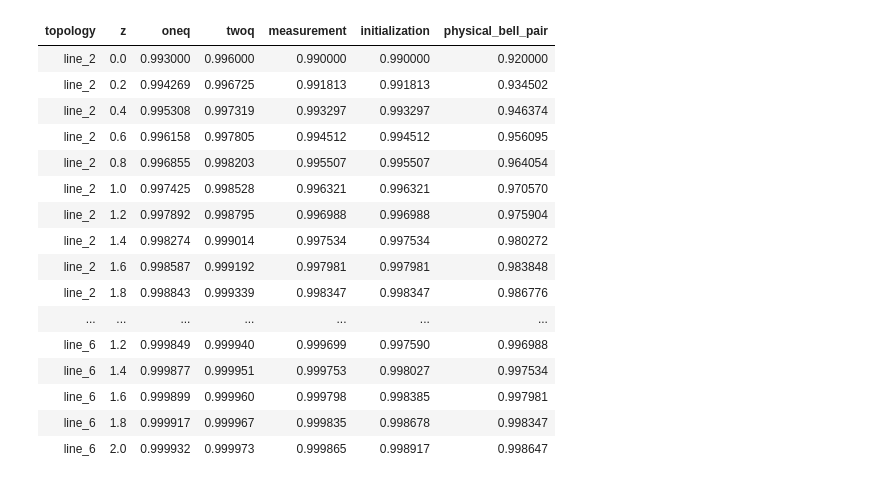
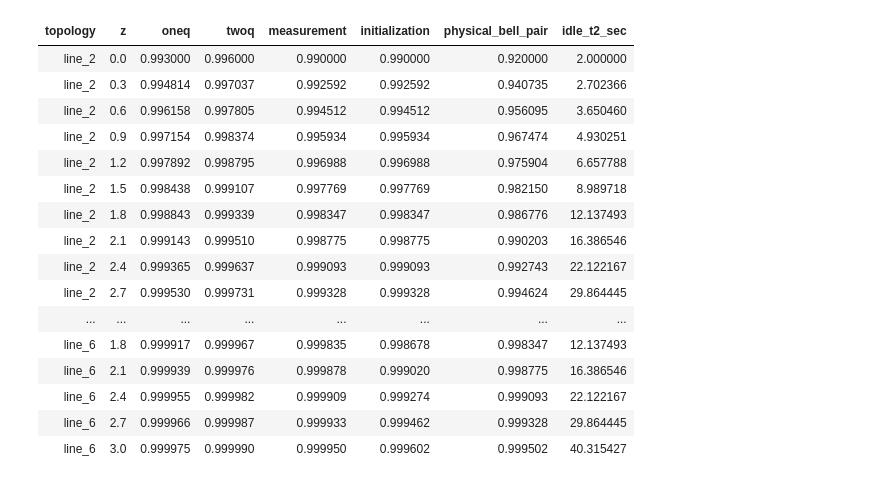
Before and after one commit to SagarPatange/QEC, a Jupyter notebook: z plot.ipynb, the cells around one changed output. Saved outputs shown, nothing was run; the diff lists cells and outputs as text; code cells hidden in the pictures.

```diff
--- a/z plot.ipynb
+++ b/z plot.ipynb
@@ -5,7 +5,8 @@ from IPython.display import HTML
 import numpy as np
 import pandas as pd
 
-zs = np.arange(0, 2.02, 0.2)
+zs = np.arange(0, 3.1, 0.3)
+one_link_latency_sec = 0.015107
 
 thresholds = pd.DataFrame(
     [
@@ -16,6 +17,7 @@ thresholds = pd.DataFrame(
             "meas_threshold": 0.99,
             "init_threshold": 0.99,
             "bell_threshold": 0.92,
+            "t2_threshold_sec": 2.0,
         },
         {
             "topology": "line_3",
@@ -24,6 +26,7 @@ thresholds = pd.DataFrame(
             "meas_threshold": 0.996,
             "init_threshold": 0.99,
             "bell_threshold": 0.965,
+            "t2_threshold_sec": 2.0,
         },
         {
             "topology": "line_6",
@@ -32,6 +35,7 @@ thresholds = pd.DataFrame(
             "meas_threshold": 0.999,
             "init_threshold": 0.992,
             "bell_threshold": 0.99,
+            "t2_threshold_sec": 2.0,
         },
     ]
 )
@@ -39,6 +43,10 @@ thresholds = pd.DataFrame(
 rows = []
 for _, threshold_row in thresholds.iterrows():
     for z in zs:
+        idle_pz_threshold = (1.0 - np.exp(-one_link_latency_sec / threshold_row["t2_threshold_sec"])) / 2.0
+        idle_fidelity_threshold = 1.0 - idle_pz_threshold
+        idle_fidelity = idle_fidelity_threshold + (1.0 - idle_fidelity_threshold) * (1 - np.exp(-z))
+        idle_pz = 1.0 - idle_fidelity
         rows.append(
             {
                 "topology": threshold_row["topology"],
@@ -48,6 +56,7 @@ for _, threshold_row in thresholds.iterrows():
                 "measurement": threshold_row["meas_threshold"] + (1 - threshold_row["meas_threshold"]) * (1 - np.exp(-z)),
                 "initialization": threshold_row["init_threshold"] + (1 - threshold_row["init_threshold"]) * (1 - np.exp(-z)),
                 "physical_bell_pair": threshold_row["bell_threshold"] + (1 - threshold_row["bell_threshold"]) * (1 - np.exp(-z)),
+                "idle_t2_sec": -one_link_latency_sec / np.log(1.0 - 2.0 * idle_pz),
             }
         )
 
@@ -78,47 +87,47 @@ display(
                 max-height: 500px;
                 overflow-y: auto;
                 overflow-x: auto;
                 border: 1px solid #ccc;
             }}
             .raw-table {{
                 border-collapse: collapse;
                 width: 100%;
             }}
             .raw-table th,
             .raw-table td {{
                 padding: 6px 10px;
                 border: 1px solid #ddd;
                 text-align: left;
                 white-space: nowrap;
             }}
             .raw-table th {{
                 position: sticky;
                 top: 0;
                 background: white;
                 z-index: 1;
             }}
         </style>
         <div class="scroll-table">
             {html_table}
         </div>
         """
     )
 )
 # %% [output]
-| topology | z | oneq | twoq | measurement | initialization | physical_bell_pair |
-| line_2 | 0.0 | 0.993000 | 0.996000 | 0.990000 | 0.990000 | 0.920000 |
-| line_2 | 0.2 | 0.994269 | 0.996725 | 0.991813 | 0.991813 | 0.934502 |
-| line_2 | 0.4 | 0.995308 | 0.997319 | 0.993297 | 0.993297 | 0.946374 |
-| line_2 | 0.6 | 0.996158 | 0.997805 | 0.994512 | 0.994512 | 0.956095 |
-| line_2 | 0.8 | 0.996855 | 0.998203 | 0.995507 | 0.995507 | 0.964054 |
-| line_2 | 1.0 | 0.997425 | 0.998528 | 0.996321 | 0.996321 | 0.970570 |
-| line_2 | 1.2 | 0.997892 | 0.998795 | 0.996988 | 0.996988 | 0.975904 |
-| line_2 | 1.4 | 0.998274 | 0.999014 | 0.997534 | 0.997534 | 0.980272 |
-| line_2 | 1.6 | 0.998587 | 0.999192 | 0.997981 | 0.997981 | 0.983848 |
-| line_2 | 1.8 | 0.998843 | 0.999339 | 0.998347 | 0.998347 | 0.986776 |
-| ... | ... | ... | ... | ... | ... | ... |
-| line_6 | 1.2 | 0.999849 | 0.999940 | 0.999699 | 0.997590 | 0.996988 |
-| line_6 | 1.4 | 0.999877 | 0.999951 | 0.999753 | 0.998027 | 0.997534 |
-| line_6 | 1.6 | 0.999899 | 0.999960 | 0.999798 | 0.998385 | 0.997981 |
-| line_6 | 1.8 | 0.999917 | 0.999967 | 0.999835 | 0.998678 | 0.998347 |
-| line_6 | 2.0 | 0.999932 | 0.999973 | 0.999865 | 0.998917 | 0.998647 |
+| topology | z | oneq | twoq | measurement | initialization | physical_bell_pair | idle_t2_sec |
+| line_2 | 0.0 | 0.993000 | 0.996000 | 0.990000 | 0.990000 | 0.920000 | 2.000000 |
+| line_2 | 0.3 | 0.994814 | 0.997037 | 0.992592 | 0.992592 | 0.940735 | 2.702366 |
+| line_2 | 0.6 | 0.996158 | 0.997805 | 0.994512 | 0.994512 | 0.956095 | 3.650460 |
+| line_2 | 0.9 | 0.997154 | 0.998374 | 0.995934 | 0.995934 | 0.967474 | 4.930251 |
+| line_2 | 1.2 | 0.997892 | 0.998795 | 0.996988 | 0.996988 | 0.975904 | 6.657788 |
+| line_2 | 1.5 | 0.998438 | 0.999107 | 0.997769 | 0.997769 | 0.982150 | 8.989718 |
+| line_2 | 1.8 | 0.998843 | 0.999339 | 0.998347 | 0.998347 | 0.986776 | 12.137493 |
+| line_2 | 2.1 | 0.999143 | 0.999510 | 0.998775 | 0.998775 | 0.990203 | 16.386546 |
+| line_2 | 2.4 | 0.999365 | 0.999637 | 0.999093 | 0.999093 | 0.992743 | 22.122167 |
+| line_2 | 2.7 | 0.999530 | 0.999731 | 0.999328 | 0.999328 | 0.994624 | 29.864445 |
+| ... | ... | ... | ... | ... | ... | ... | ... |
+| line_6 | 1.8 | 0.999917 | 0.999967 | 0.999835 | 0.998678 | 0.998347 | 12.137493 |
+| line_6 | 2.1 | 0.999939 | 0.999976 | 0.999878 | 0.999020 | 0.998775 | 16.386546 |
+| line_6 | 2.4 | 0.999955 | 0.999982 | 0.999909 | 0.999274 | 0.999093 | 22.122167 |
+| line_6 | 2.7 | 0.999966 | 0.999987 | 0.999933 | 0.999462 | 0.999328 | 29.864445 |
+| line_6 | 3.0 | 0.999975 | 0.999990 | 0.999950 | 0.999602 | 0.999502 | 40.315427 |
```
Also changed, not shown: 2 other files.
